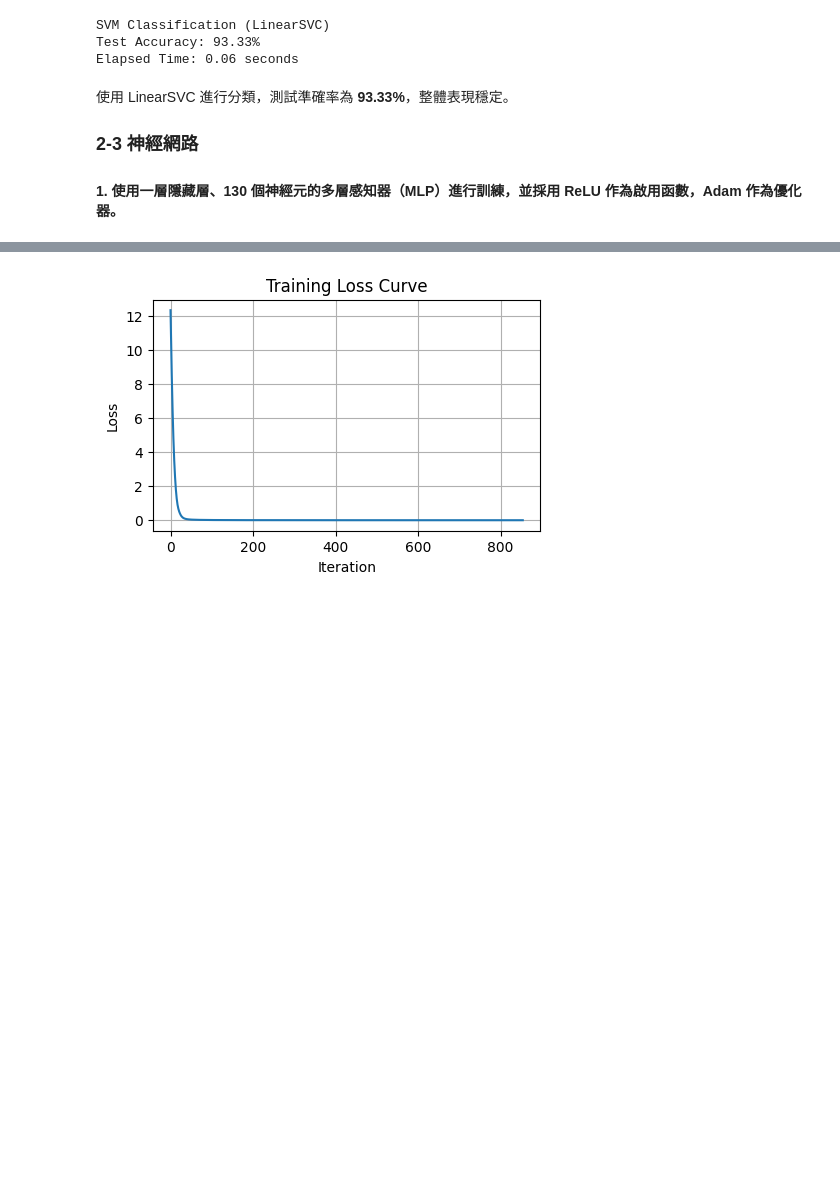
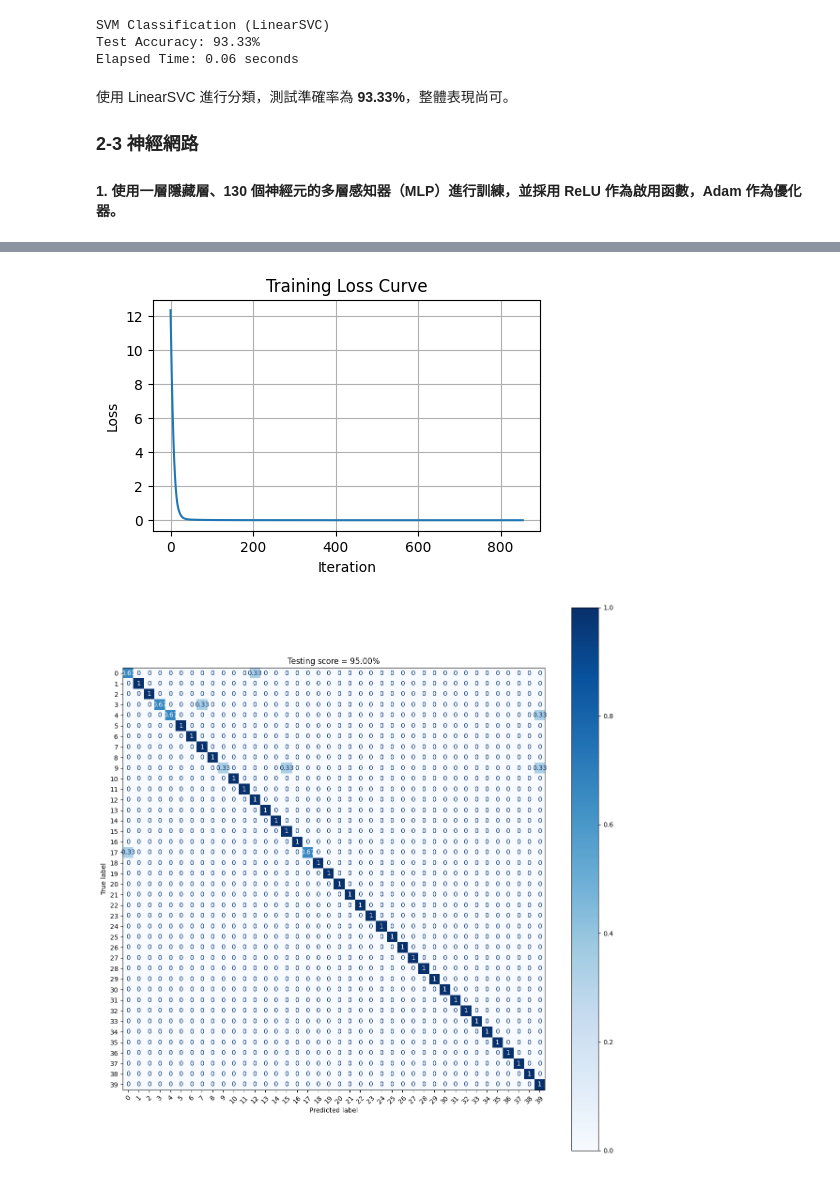
Before and after one commit to TZU-CHI1115/ML711333104, a Jupyter notebook: HW3_1.ipynb, the cells around one changed output, grey strips where cells are left out. Cells and saved outputs as stored; diff of their text form; code cells hidden in the pictures; blank space fills up the shorter version.

```diff
--- a/HW3_1.ipynb
+++ b/HW3_1.ipynb
@@ -390,7 +403,7 @@ SVM Classification (LinearSVC)
 Test Accuracy: 93.33%
 Elapsed Time: 0.06 seconds
 # %% [markdown]
-使用 LinearSVC 進行分類，測試準確率為 **93.33%**，整體表現穩定。
+使用 LinearSVC 進行分類，測試準確率為 **93.33%**，整體表現尚可。
 
 ### 2-3 神經網路
 
@@ -406,6 +419,7 @@ result = run_mlp_classifier(
 )
 
 plot_mlp_loss_curve(result['model'])
+plot_mlp_confusion_matrix(result['model'], X_test_pca, y_test)
 # %% [output]
 MLP Classifier Report
 Test Accuracy: 95.00%
@@ -413,2 +427,3 @@ Elapsed Time: 1.01 seconds
 [figure]
+[figure, added]
 # %% [markdown]
```
Also changed, not shown: parts of 14 cells of this notebook, 2 other files.
